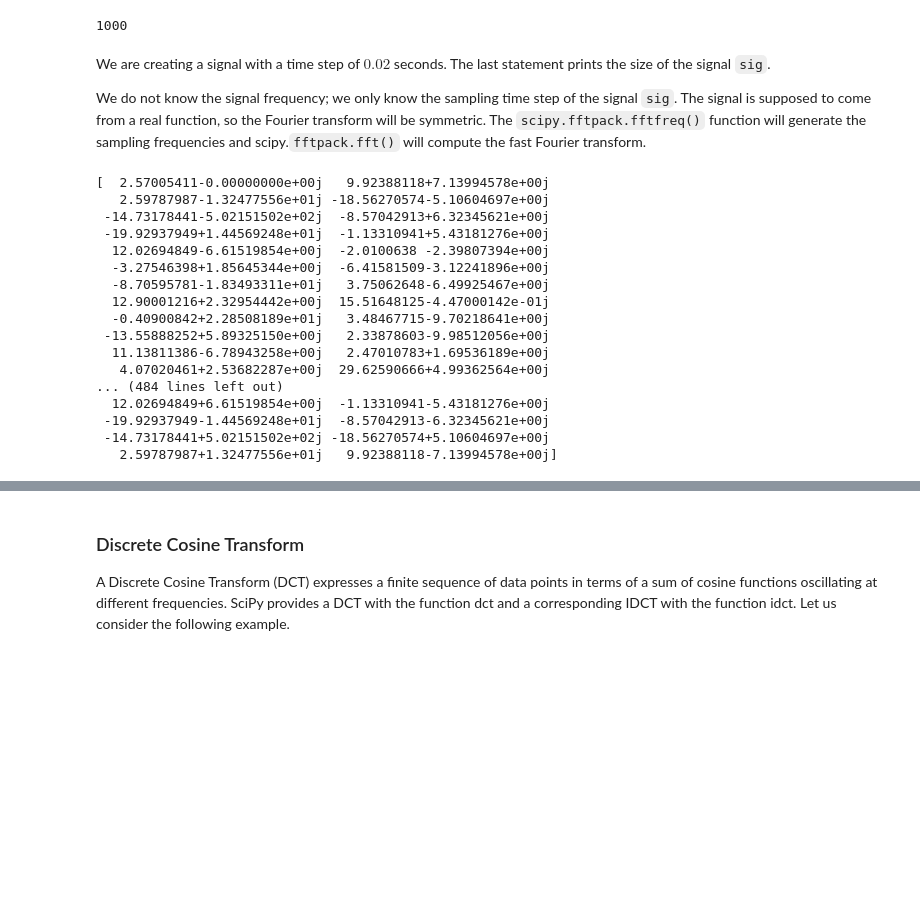
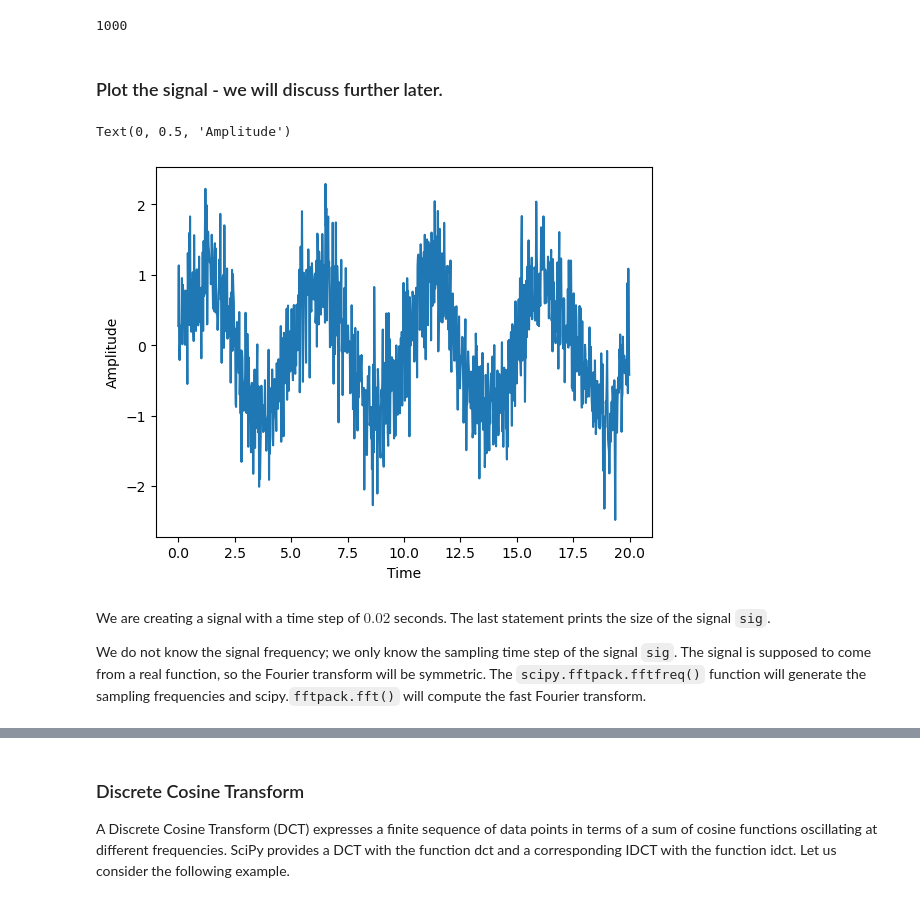
Before and after one commit to faizuddin/python-workshop, a Jupyter notebook: intro-to-scipy/intro-to-scipy.ipynb, the cells around one changed output, grey strips where cells are left out. Saved outputs shown, nothing was run; the diff lists cells and outputs as text; code cells hidden in the pictures; blank space fills up the shorter version.

Commit message:
Updates with some plottings

```diff
--- a/intro-to-scipy/intro-to-scipy.ipynb
+++ b/intro-to-scipy/intro-to-scipy.ipynb
@@ -193,30 +193,19 @@ sig = np.sin(2 * np.pi / period * time_vec) + 0.5 *np.random.randn(time_vec.size
 print(sig.size)
 # %% [output]
 1000
+# %% [markdown]
+### Plot the signal - we will discuss further later.
+# %%
+import matplotlib.pyplot as plt
+
+fig, axs = plt.subplots()
+axs.plot(time_vec, sig, color="C0")
+axs.set_xlabel("Time")
+axs.set_ylabel("Amplitude")
+# %% [output]
+Text(0, 0.5, 'Amplitude')
+[figure, added]
 # %% [markdown]
 We are creating a signal with a time step of $0.02$ seconds. The last statement prints the size of the signal `sig`.
 
 We do not know the signal frequency; we only know the sampling time step of the signal `sig`. The signal is supposed to come from a real function, so the Fourier transform will be symmetric. The `scipy.fftpack.fftfreq()` function will generate the sampling frequencies and scipy.`fftpack.fft()` will compute the fast Fourier transform.
-# %%
-from scipy import fftpack
-sample_freq = fftpack.fftfreq(sig.size, d = time_step)
-sig_fft = fftpack.fft(sig)
-print(sig_fft)
-# %% [output]
-[  2.57005411-0.00000000e+00j   9.92388118+7.13994578e+00j
-   2.59787987-1.32477556e+01j -18.56270574-5.10604697e+00j
- -14.73178441-5.02151502e+02j  -8.57042913+6.32345621e+00j
- -19.92937949+1.44569248e+01j  -1.13310941+5.43181276e+00j
-  12.02694849-6.61519854e+00j  -2.0100638 -2.39807394e+00j
-  -3.27546398+1.85645344e+00j  -6.41581509-3.12241896e+00j
-  -8.70595781-1.83493311e+01j   3.75062648-6.49925467e+00j
-  12.90001216+2.32954442e+00j  15.51648125-4.47000142e-01j
-  -0.40900842+2.28508189e+01j   3.48467715-9.70218641e+00j
- -13.55888252+5.89325150e+00j   2.33878603-9.98512056e+00j
-  11.13811386-6.78943258e+00j   2.47010783+1.69536189e+00j
-   4.07020461+2.53682287e+00j  29.62590666+4.99362564e+00j
-... (484 lines left out)
-  12.02694849+6.61519854e+00j  -1.13310941-5.43181276e+00j
- -19.92937949-1.44569248e+01j  -8.57042913-6.32345621e+00j
- -14.73178441+5.02151502e+02j -18.56270574+5.10604697e+00j
-   2.59787987+1.32477556e+01j   9.92388118-7.13994578e+00j]
```
Also changed, not shown: parts of 1 cell of this notebook.
